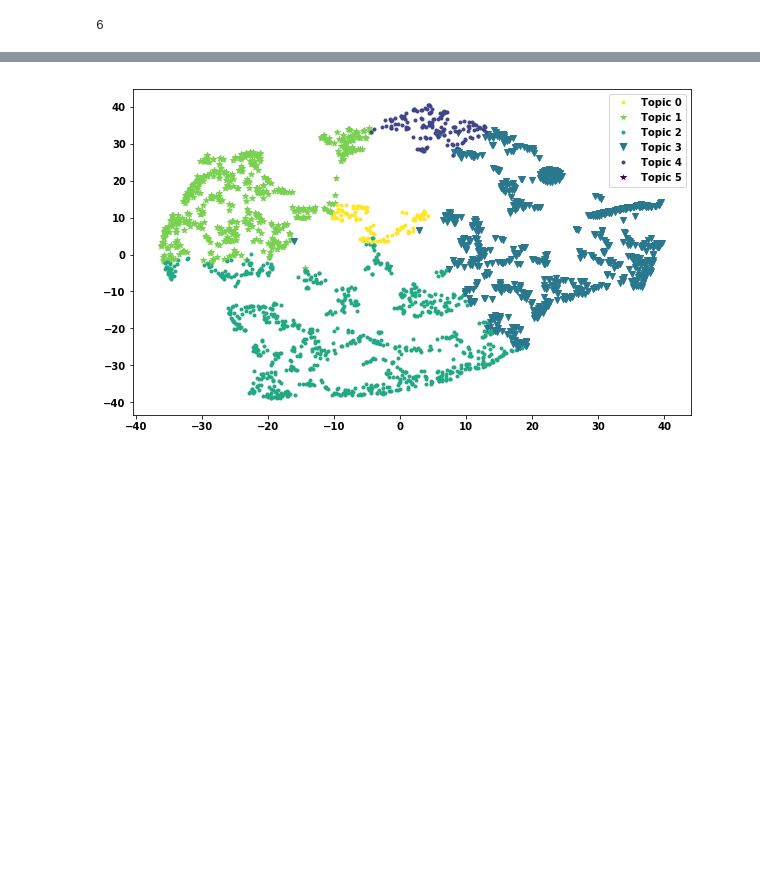
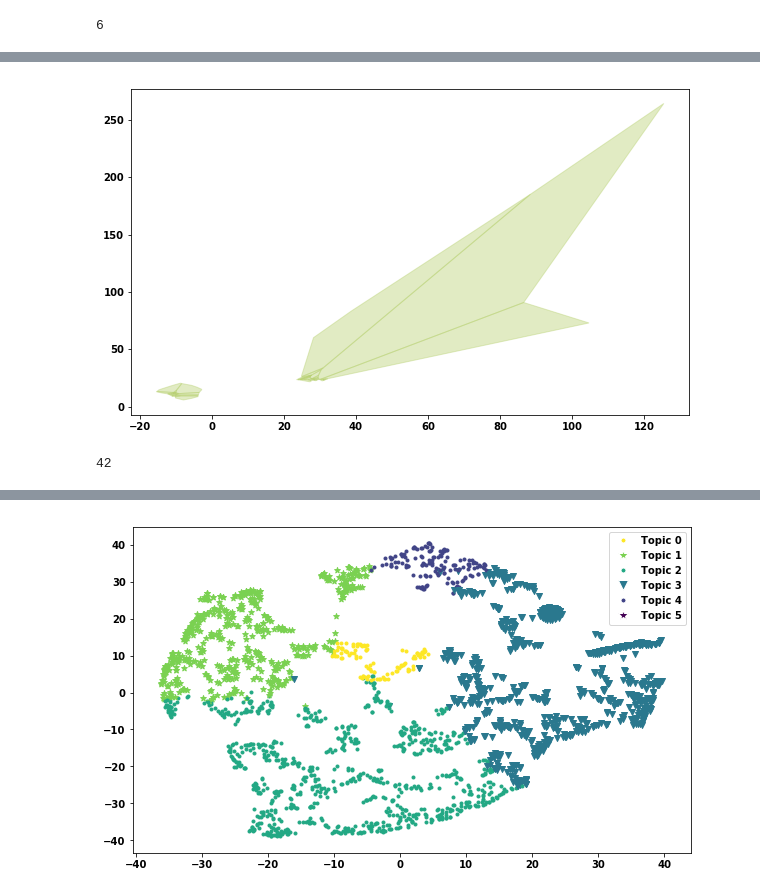
Before and after one commit to Nikoleta-v3/bibliometric-study-of-the-prisoners-dilemma, a Jupyter notebook: src/nbs/LDA on abstracts PD trials.ipynb, the cells around one changed output, grey strips where cells are left out. Saved outputs shown, nothing was run; the diff lists cells and outputs as text; code cells hidden in the pictures; blank space fills up the shorter version.

```diff
--- a/src/nbs/LDA on abstracts PD trials.ipynb
+++ b/src/nbs/LDA on abstracts PD trials.ipynb
@@ -161,3 +231,5 @@ num_of_topics[max_index]
+# %%
+n_topics = 6 #num_of_topics[max_index] #num_of_topics[0]
 # %%
 lda_model = gensim.models.ldamodel.LdaModel(corpus=corpus,
                                            id2word=id2word,
@@ -370,0 +410,10 @@ n_topics
+# %%
+fig, axes = plt.subplots(figsize=(10, 6))
+polygons = []
+for region, topic in zip(regions, topic_num):
+    if topic == 0:
+        polygon = vertices[region]
+        polygons.append(polygon)
+        plt.fill(*zip(*polygon), color=colors[0], edgecolor='none', alpha=0.4)
+# %% [output]
+[figure, added]
@@ -370,0 +423,4 @@ n_topics
+# %%
+len(polygons)
+# %% [output]
+42
```
Also changed, not shown: parts of 65 cells of this notebook, 4 other files.
